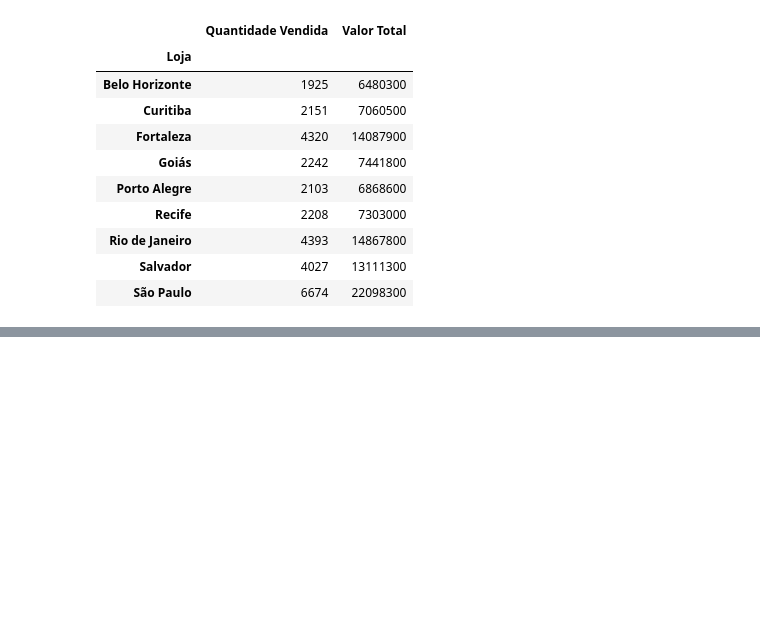
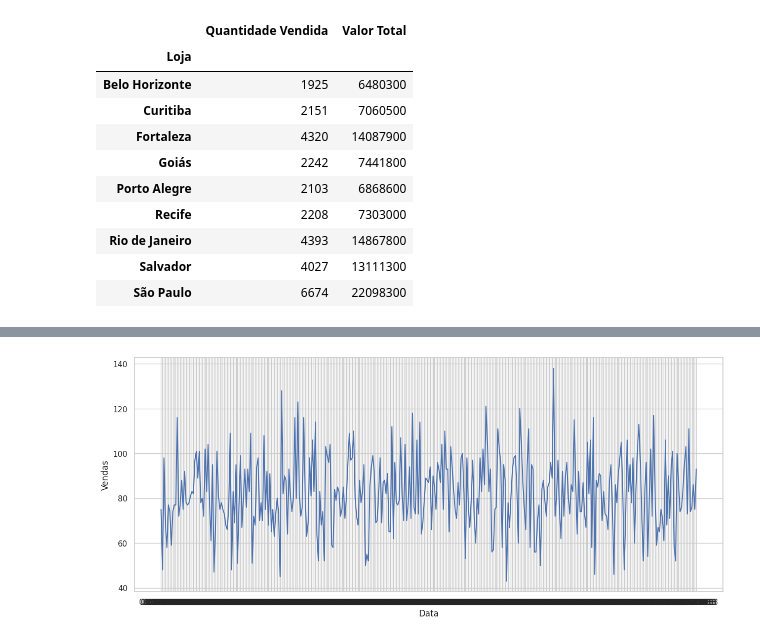
Before and after one commit to Natalia-SB/Portfolio, a Jupyter notebook: vendas.ipynb, the cells around one changed output, grey strips where cells are left out. Saved outputs shown, nothing was run; the diff lists cells and outputs as text; code cells hidden in the pictures; blank space fills up the shorter version.

```diff
--- a/vendas.ipynb
+++ b/vendas.ipynb
@@ -246,0 +267,15 @@ vendas [["Loja", "Quantidade Vendida", "Valor Total"]].groupby("Loja").sum()
+# %%
+#gráfico de linhas para visualizar a evolução das vendas ao longo do tempo
+
+vendas_por_data = vendas.groupby('Data')['Quantidade Vendida'].sum()
+
+plt.figure(figsize=(15, 6))
+
+plt.plot(vendas_por_data.index, vendas_por_data.values)
+
+plt.xlabel('Data')
+plt.ylabel('Vendas')
+
+plt.show()
+# %% [output]
+[figure, added]
```
Also changed, not shown: parts of 5 cells of this notebook.
